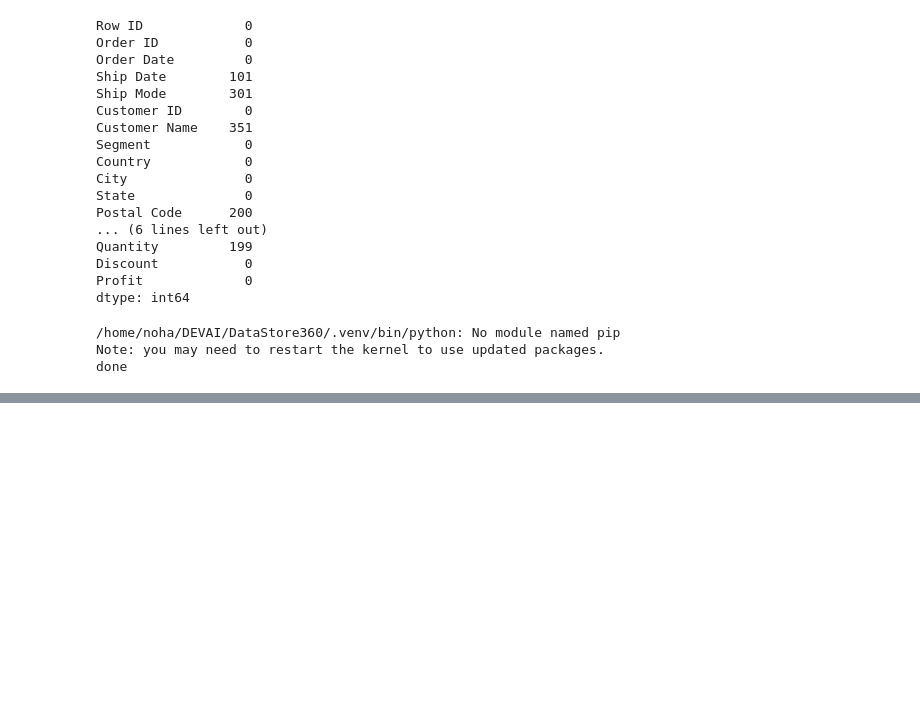
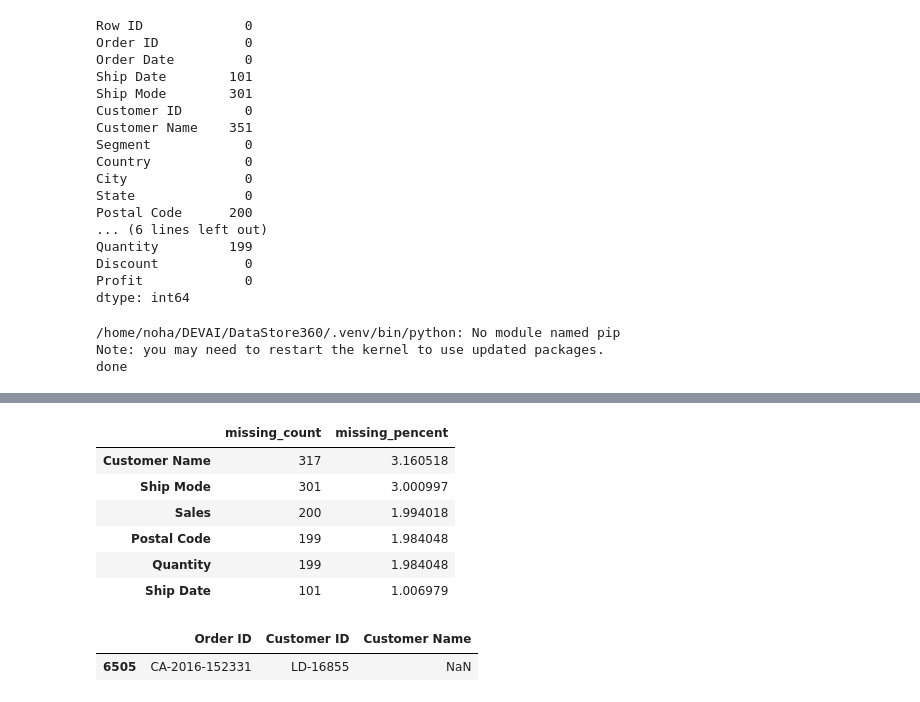
Before and after one commit to NohailaAitHammad/BRIF1_DataStore360, a Jupyter notebook: nootbooks/exploring.ipynb, the cells around one changed output, grey strips where cells are left out. Saved outputs shown, nothing was run; the diff lists cells and outputs as text; code cells hidden in the pictures; blank space fills up the shorter version.

Commit message:
EDA : CHecking missing Values, anad Duplicated, and casting type of dates with documentation ad missingess Type and solution to resolve that type

```diff
--- a/nootbooks/exploring.ipynb
+++ b/nootbooks/exploring.ipynb
@@ -226,0 +248,42 @@ profile.to_file("../reports/rapport_profiling.html")
+# %%
+#Missiong value :
+df.isna().sum().sort_values(ascending=False)
+
+missing = pd.DataFrame({
+    "missing_count" : df.isna().sum(),
+    "missing_pencent" : df.isna().mean() *100
+})
+missing = missing[missing['missing_count'] > 0]
+missing.sort_values('missing_count', ascending=False)
+# %% [output]
+|  | missing_count | missing_pencent |
+| Customer Name | 317 | 3.160518 |
+| Ship Mode | 301 | 3.000997 |
+| Sales | 200 | 1.994018 |
+| Postal Code | 199 | 1.984048 |
+| Quantity | 199 | 1.984048 |
+| Ship Date | 101 | 1.006979 |
+# %%
+
+# Customer Name
+df.loc[df["Customer Name"].isna(), 'Customer ID'] #246
+customer_check = (
+    df.groupby('Customer ID')['Customer Name'].agg(['count', 'first'])
+)
+customer_check.head(10)
+customer_check["first"].isna().sum()
+#j'ai regrouper les lignes par Customer Id , puis j'ai pris le premier Customer Name trouve pour chaque Client, et compter combien de Customer ID differnts ont un Customer Name manquat j'ai trouver 1
+customer_check[customer_check['first'].isna()] # LD-16855	0	None
+#Il ua un client Customer Id pour lequel aucun non n'est disponible dans les donnees
+customer_idmissing = customer_check[customer_check['first'].isna()].index
+df[df["Customer ID"].isin(customer_idmissing)][
+    ["Order ID", "Customer ID", "Customer Name"]
+]
+#df.loc[df['Customer ID'].isin(customer_idmissing)] # CA-2016-152331
+#df.loc[df['Customer ID'] =='LD-16855', ['Order ID', 'Customer Name']]
+#r = df.groupby('Order ID')[['Customer Name', 'Customer ID']].agg(['count', 'first'])
+#r.loc[r['Order ID'] == "CA-2016-152331"]
+# => Aucun CUstomer Name disponible et ce Customer ID a un
+# %% [output]
+|  | Order ID | Customer ID | Customer Name |
+| 6505 | CA-2016-152331 | LD-16855 | NaN |
```
Also changed, not shown: parts of 6 cells of this notebook, 1 other file.
